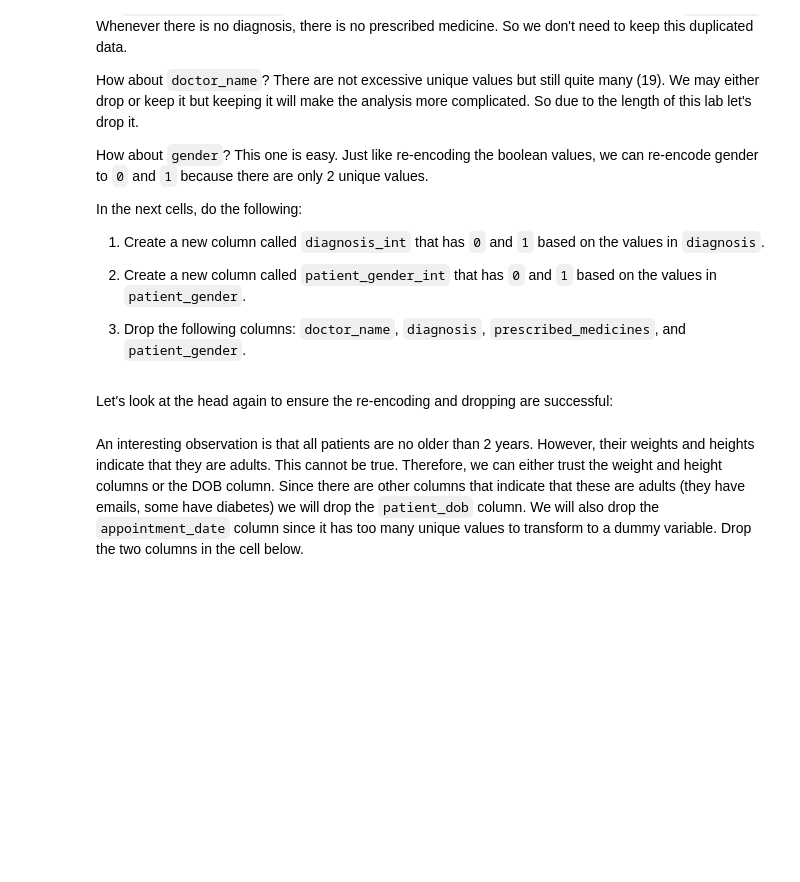
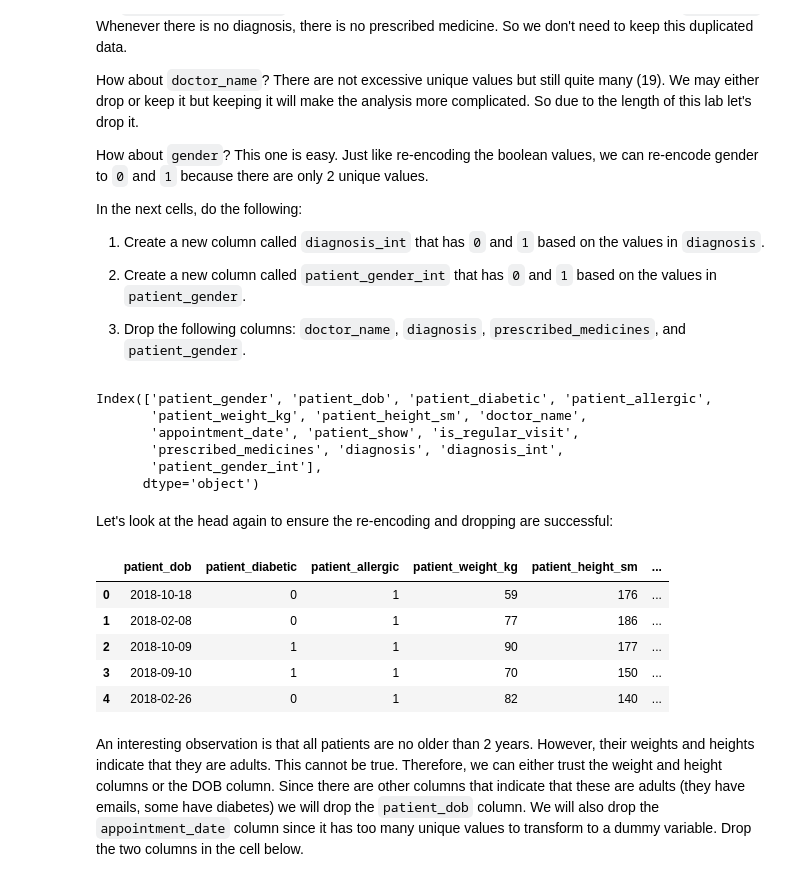
Before and after one commit to ta-datapt-bcn/lab-unsupervised-learning-and-sklearn, a Jupyter notebook: your-code/main.ipynb, the cells around one changed output. Saved outputs shown, nothing was run; the diff lists cells and outputs as text; code cells hidden in the pictures; blank space fills up the shorter version.

```diff
--- a/your-code/main.ipynb
+++ b/your-code/main.ipynb
@@ -127,6 +288,7 @@ For the `prescribed_medicines` column, fill the missing values with the value `n
 How about `doctor_name`? Since a doctor visit without a doctor name might not be meaningful, we will drop these rows.
 # %%
 # Your code here:
+data.doctor_name.dropna(inplace=True)
 # %% [markdown]
 #### Another step in preprocessing that can be performed by scikit-learn is label encoding.
 
@@ -138,3 +298,14 @@ In the cell below, import the label encoder and encode the 4 boolean columns (*p
+# %%
+# Your code here:
+from sklearn import preprocessing
+
+cols = ["patient_diabetic", "patient_allergic", "patient_show", "is_regular_visit"]
+
+for i in cols:
+    le = preprocessing.LabelEncoder()
+    le.fit(data[i])
+    list(le.classes_)
+    data[i] = le.transform(data[i])
 # %% [markdown]
 Print the data dtypes to confirm those four `bool` columns are converted to `int64`.
 # %%
@@ -169,0 +383,9 @@ In the next cells, do the following:
+# %%
+data.columns
+# %% [output]
+Index(['patient_gender', 'patient_dob', 'patient_diabetic', 'patient_allergic',
+       'patient_weight_kg', 'patient_height_sm', 'doctor_name',
+       'appointment_date', 'patient_show', 'is_regular_visit',
+       'prescribed_medicines', 'diagnosis', 'diagnosis_int',
+       'patient_gender_int'],
+      dtype='object')
@@ -171,6 +405,14 @@ In the next cells, do the following:
 Let's look at the head again to ensure the re-encoding and dropping are successful:
 # %%
 # Your code here:
+data.head()
+# %% [output]
+|  | patient_dob | patient_diabetic | patient_allergic | patient_weight_kg | patient_height_sm | ... |
+| 0 | 2018-10-18 | 0 | 1 | 59 | 176 | ... |
+| 1 | 2018-02-08 | 0 | 1 | 77 | 186 | ... |
+| 2 | 2018-10-09 | 1 | 1 | 90 | 177 | ... |
+| 3 | 2018-09-10 | 1 | 1 | 70 | 150 | ... |
+| 4 | 2018-02-26 | 0 | 1 | 82 | 140 | ... |
 # %% [markdown]
 An interesting observation is that all patients are no older than 2 years. However, their weights and heights indicate that they are adults. This cannot be true. Therefore, we can either trust the weight and height columns or the DOB column. Since there are other columns that indicate that these are adults (they have emails, some have diabetes) we will drop the `patient_dob` column. We will also drop the `appointment_date` column since it has too many unique values to transform to a dummy variable. Drop the two columns in the cell below.
 # %%
```
Also changed, not shown: parts of 47 cells of this notebook, 4 other files.
